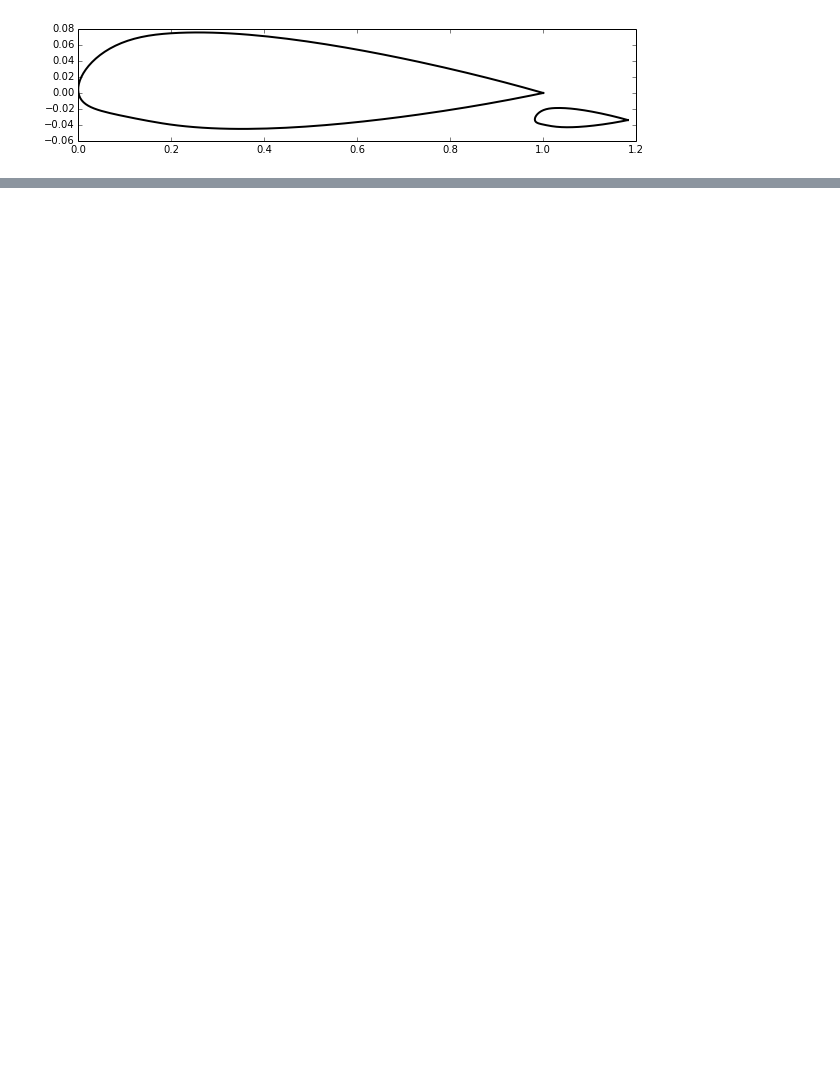
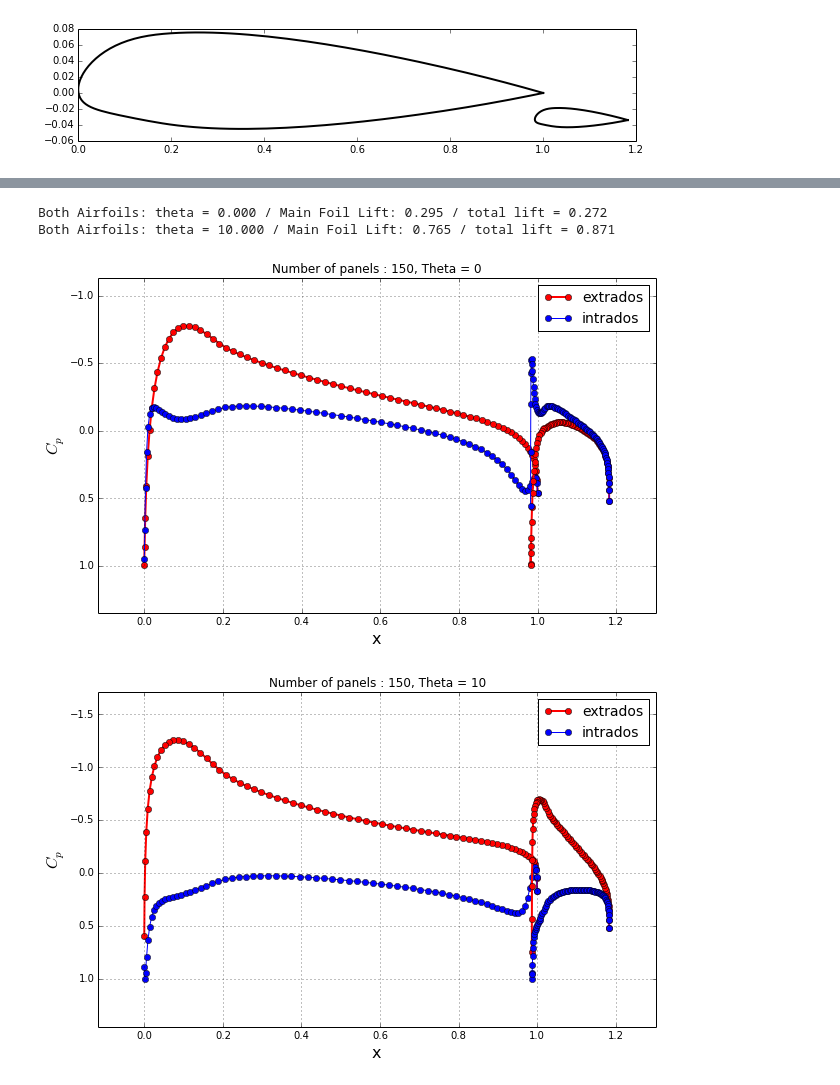
Before and after one commit to cparvini/AeroHydroWork, a Jupyter notebook: Lesson11_assignment.ipynb, the cells around one changed output, grey strips where cells are left out. Saved outputs shown, nothing was run; the diff lists cells and outputs as text; code cells hidden in the pictures; blank space fills up the shorter version.

```diff
--- a/Lesson11_assignment.ipynb
+++ b/Lesson11_assignment.ipynb
@@ -240,10 +240,10 @@ def source_matrix(panels):
 N = 200
 Nx, Ny = 100, 100
 
-with open ('../AeroPython/lessons/resources/MainFoil_N=200.csv') as file_name:
+with open ('../lessons/resources/MainFoil_N=200.csv') as file_name:
     xm, ym = numpy.genfromtxt(file_name, dtype=float, delimiter=',', unpack=True)
 
-with open ('../AeroPython/lessons/resources/FlapFoil_N=200.csv') as file_name:
+with open ('../lessons/resources/FlapFoil_N=200.csv') as file_name:
     xf, yf = numpy.genfromtxt(file_name, dtype=float, delimiter=',', unpack=True)
 
 pyplot.figure(figsize=(10,2))
@@ -402,10 +394,10 @@ def theta_transform(xf, yf, xc, yc, theta):
 N = 150
 Nx, Ny = 100, 100
 
-with open ('../AeroPython/lessons/resources/NACA23012_MainFoil.csv') as file_name:
+with open ('../lessons/resources/NACA23012_MainFoil.csv') as file_name:
     xm, ym = numpy.genfromtxt(file_name, dtype=float, delimiter=',', unpack=True)
 
-with open ('../AeroPython/lessons/resources/NACA23012_FlapFoil.csv') as file_name:
+with open ('../lessons/resources/NACA23012_FlapFoil.csv') as file_name:
     xf, yf = numpy.genfromtxt(file_name, dtype=float, delimiter=',', unpack=True)
 
 l_total = (numpy.max(xm)-numpy.min(xm)) + (numpy.max(xf)-numpy.min(xf))
@@ -484,15 +461,15 @@ while abs(err) > 0.0001 :
 N = 150
 Nx, Ny = 100, 100
 
-with open ('../AeroPython/lessons/resources/NACA23012_MainFoil.csv') as file_name:
+with open ('../lessons/resources/NACA23012_MainFoil.csv') as file_name:
     xm, ym = numpy.genfromtxt(file_name, dtype=float, delimiter=',', unpack=True)
 
-with open ('../AeroPython/lessons/resources/NACA23012_FlapFoil.csv') as file_name:
+with open ('../lessons/resources/NACA23012_FlapFoil.csv') as file_name:
     xf, yf = numpy.genfromtxt(file_name, dtype=float, delimiter=',', unpack=True)
 
 l_total = (numpy.max(xm)-numpy.min(xm)) + (numpy.max(xf)-numpy.min(xf))
 
 pyplot.figure(figsize=(10,2))
-pyplot.plot(xm, ym, xf, yf,  color='k', linestyle='-', linewidth=2);
+pyplot.plot(xm, ym, xf, yf, color='k', linestyle='-', linewidth=2);
 # %% [output]
 [figure]
@@ -499,3 +571,69 @@ pyplot.plot(xm, ym, xf, yf,  color='k', linestyle='-', linewidth=2);
+# %%
+u_inf = 1.0
+xc, yc = 1.03, -0.054
+theta_all = numpy.array([0.0, 10.0])
+
+for theta in theta_all:
+    lift = 0.0
+    main_lift = 0.0
+    xfnew, yfnew = theta_transform(xf, yf, xc, yc, theta)
+    panel_main, panel_flap = define_panels(xm, ym, N), define_panels(xfnew, yfnew, N)
+    panels = numpy.append(panel_main, panel_flap)
+    freestream = Freestream(u_inf, 0.)
+    A, At = build_matrix(panels)
+    b = build_rhs(panels, freestream)
+    variables = numpy.linalg.solve(A,b)
+
+    for j, panel in enumerate(panels):
+        panel.sigma = variables[j]
+
+    gamma = variables[-2:]
+    get_tangential_velocity(panels, freestream, gamma, At)
+    get_pressure_coefficient(panels, freestream)
+
+    for panel in panels:
+        lift -= panel.cp * panel.length * math.sin(panel.beta)
+
+    for panel in panels[:N]:
+        main_lift -= panel.cp * panel.length * math.sin(panel.beta)
+
+    print('Both Airfoils: theta = %.3f / Main Foil Lift: %.3f / total lift = %.3f' %(theta, main_lift, lift))
+
+    pyplot.figure(figsize=(10, 6))
+    pyplot.grid(True)
+    pyplot.xlabel('x', fontsize=16)
+    pyplot.ylabel('$C_p$', fontsize=16)
+
+    val_x, val_y = 0.1, 0.2
+    x_min, x_max = min( panel.xa for panel in panels ), max( panel.xa for panel in panels )
+    cp_min, cp_max = min( panel.cp for panel in panels ), max( panel.cp for panel in panels )
+    x_start, x_end = x_min-val_x*(x_max-x_min), x_max+val_x*(x_max-x_min)
+    y_start, y_end = cp_min-val_y*(cp_max-cp_min), cp_max+val_y*(cp_max-cp_min)
+
+    pyplot.plot([panel.xc for panel in panel_main if panel.loc == 'extrados'],
+             [panel.cp for panel in panel_main if panel.loc == 'extrados'],
+             color='r', linestyle='-', linewidth=2, marker='o', markersize=6)
+    pyplot.plot([panel.xc for panel in panel_main if panel.loc == 'intrados'],
+             [panel.cp for panel in panel_main if panel.loc == 'intrados'],
+             color='b', linestyle='-', linewidth=1, marker='o', markersize=6)
+
+    pyplot.plot([panel.xc for panel in panel_flap if panel.loc == 'extrados'],
+             [panel.cp for panel in panel_flap if panel.loc == 'extrados'],
+             color='r', linestyle='-', linewidth=2, marker='o', markersize=6)
+    pyplot.plot([panel.xc for panel in panel_flap if panel.loc == 'intrados'],
+             [panel.cp for panel in panel_flap if panel.loc == 'intrados'],
+             color='b', linestyle='-', linewidth=1, marker='o', markersize=6)
+
+    pyplot.legend(['extrados', 'intrados'], loc='best', prop={'size':14})
+    pyplot.xlim(x_start, x_end)
+    pyplot.ylim(y_start, y_end)
+    pyplot.gca().invert_yaxis()
+    pyplot.title('Number of panels : %d, Theta = %d' %(N, theta));
+# %% [output]
+Both Airfoils: theta = 0.000 / Main Foil Lift: 0.295 / total lift = 0.272
+Both Airfoils: theta = 10.000 / Main Foil Lift: 0.765 / total lift = 0.871
+[figure, added]
+[figure, added]
 # %%
 # The Math
 u_inf = 1.0
```
Also changed, not shown: parts of 12 cells of this notebook.
